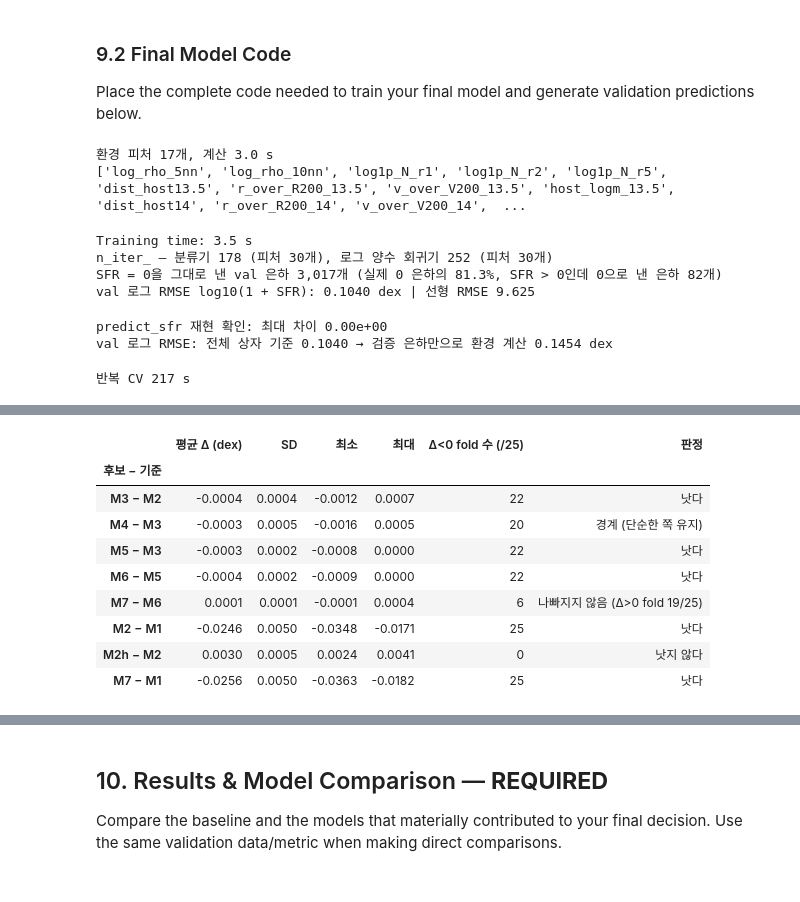
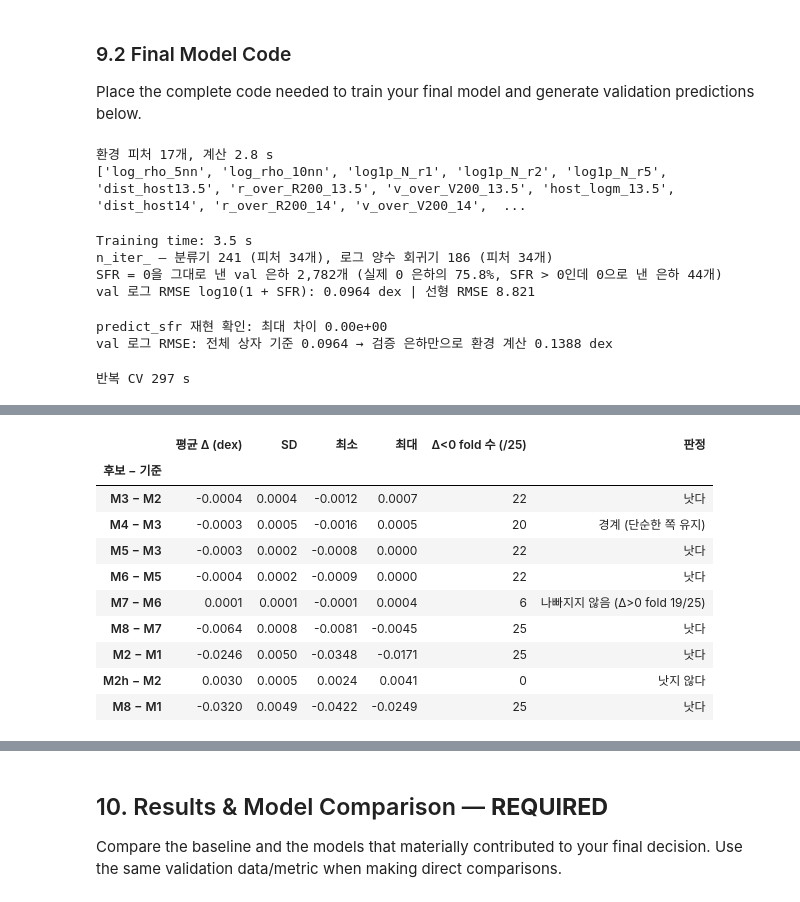
Before and after one commit to ZizonK7/sdi2026-galaxy-sfr, a Jupyter notebook: DataHub_701104_mid.ipynb, the cells around one changed output, grey strips where cells are left out. Drawn from its saved outputs; the diff is of its cells as text; code cells hidden in the pictures.

```diff
--- a/DataHub_701104_mid.ipynb
+++ b/DataHub_701104_mid.ipynb
@@ -2157,6 +2158,17 @@ def build_environment_features(frame, box=BOX_SIZE, fof_b=0.2, host_thresholds=(
     return pd.DataFrame(out, index=frame.index)
 
 
+def build_mass_history_features(frame):
+    """주어진 질량 열의 차이 4개 (트리는 한 번에 열 하나로만 나눠 차이를 스스로 만들기 어렵다). 타깃 미사용.
+    센티널(전구체 없음 = 6.0 등)은 그대로 둔다 — 원래 열도 입력에 남아 트리가 따로 가를 수 있다."""
+    return pd.DataFrame({
+        "dlogMs_growth": frame["log10_stellar_mass"] - frame["log10_main_prog_stellar_mass"],    # 전구체 시점 대비 항성 질량 성장 (최근 별 생성의 기록)
+        "dlogMh_growth": frame["log10_halo_mass"] - frame["log10_main_prog_mass"],               # 헤일로 성장 (가스 유입의 대리)
+        "bh_to_star": frame["log10_BH_mass"] - frame["log10_stellar_mass"],                      # 블랙홀 상대 크기 (피드백 세기의 대리)
+        "prog_star_to_halo": frame["log10_main_prog_stellar_mass"] - frame["log10_main_prog_mass"],  # 전구체 시점의 별 생성 효율
+    }, index=frame.index)
+
+
 _t0 = time.time()
 ENV = build_environment_features(df)
 ENV_FEATURES = list(ENV.columns)
@@ -2165,15 +2177,18 @@ print(ENV_FEATURES)
 assert not set(ENV_FEATURES) & set(FINAL_FEATURES)
 
 # 공통 분할의 행은 그대로, 열만 덧붙인다 (index로 결합). 검증 은하의 타깃은 어디에도 쓰이지 않는다.
-X_train_env = X_train.join(ENV)
-X_val_env = X_val.join(ENV)
-assert list(X_train_env.columns) == FINAL_FEATURES + ENV_FEATURES and len(X_train_env) == len(X_train)
+MASS = build_mass_history_features(df)
+MASS_FEATURES = list(MASS.columns)
+X_train_env = X_train.join(ENV).join(MASS)
+X_val_env = X_val.join(ENV).join(MASS)
+assert list(X_train_env.columns) == FINAL_FEATURES + ENV_FEATURES + MASS_FEATURES and len(X_train_env) == len(X_train)
 
-CLF_FEATURES = FINAL_FEATURES + ENV_FEATURES    # 1단계 분류기 P(SFR>0|x): 원래 13개 + 환경 17개
-REG_FEATURES = FINAL_FEATURES + ENV_FEATURES    # 2단계 로그 회귀기: 같은 30개 (반복 CV 25 fold 중 22 fold에서 나음, 9.2 보조)
+F30 = FINAL_FEATURES + ENV_FEATURES             # 원래 13개 + 환경 17개 (9.2 보조의 M2~M7이 쓰는 피처)
+CLF_FEATURES = F30 + MASS_FEATURES              # 1단계 분류기 P(SFR>0|x): 30개 + 질량 성장·비율 4개 = 34개 (9.2 보조 질문 5)
+REG_FEATURES = F30 + MASS_FEATURES              # 2단계 로그 회귀기: 같은 34개
 FINAL_HGB = {**HGB, "max_iter": 400}            # 두 단계 모두 트리 상한만 150 → 400. 실제 트리 수는 early stopping이 정한다 (9.2 보조)
 # %% [output]
-환경 피처 17개, 계산 3.0 s
+환경 피처 17개, 계산 2.8 s
 ['log_rho_5nn', 'log_rho_10nn', 'log1p_N_r1', 'log1p_N_r2', 'log1p_N_r5', 'dist_host13.5', 'r_over_R200_13.5', 'v_over_V200_13.5', 'host_logm_13.5', 'dist_host14', 'r_over_R200_14', 'v_over_V200_14',  ...
 # %%
 # 9.2 최종 모델 코드 — (2) 로그 공간의 2단계 모델
@@ -2186,7 +2201,8 @@ FINAL_HGB = {**HGB, "max_iter": 400}            # 두 단계 모두 트리 상
 LOG_EPS = 1.0
 # 0일 확률 P(SFR = 0 | x) = 1 − p가 ZERO_THRESHOLD 이상이면 SFR = 0을 그대로 낸다(그 밖은 위 기대값). 문턱은 학습 분할 안
 # 25-fold에서 '점수가 나빠지지 않는 가장 낮은 문턱'으로 골랐다(후보 0.5·0.7·0.8·0.9·0.95·0.99, 9.2 보조).
-ZERO_THRESHOLD = 0.8
+# 30개 피처 모델에서는 0.8이었고, 질량 성장 피처를 더한 최종 모델에서 같은 규칙을 다시 적용해 0.9가 됐다.
+ZERO_THRESHOLD = 0.9
 
 
 def to_log(sfr, eps=LOG_EPS):
@@ -2247,9 +2263,9 @@ print(f"SFR = 0을 그대로 낸 val 은하 {_zero_out.sum():,}개 (실제 0 은
 print(f"val 로그 RMSE log10({LOG_EPS:g} + SFR): {rmse(to_log(y_val), VAL_LOG_PREDICTIONS):.4f} dex | 선형 RMSE {rmse(y_val, VAL_PREDICTIONS):.3f}")
 # %% [output]
 Training time: 3.5 s
-n_iter_ — 분류기 178 (피처 30개), 로그 양수 회귀기 252 (피처 30개)
-SFR = 0을 그대로 낸 val 은하 3,017개 (실제 0 은하의 81.3%, SFR > 0인데 0으로 낸 은하 82개)
-val 로그 RMSE log10(1 + SFR): 0.1040 dex | 선형 RMSE 9.625
+n_iter_ — 분류기 241 (피처 34개), 로그 양수 회귀기 186 (피처 34개)
+SFR = 0을 그대로 낸 val 은하 2,782개 (실제 0 은하의 75.8%, SFR > 0인데 0으로 낸 은하 44개)
+val 로그 RMSE log10(1 + SFR): 0.0964 dex | 선형 RMSE 8.821
 # %%
 # 9.2 최종 모델 코드 — (3) 라벨 없는 평가 데이터에 같은 절차를 적용하는 함수 (조교 FAQ Q2)
 # 환경 피처는 "주변에 어떤 은하가 있나"라서 계산에 쓰는 은하 집합이 바뀌면 값이 바뀐다(예: 이웃 수).
@@ -2266,7 +2282,7 @@ def predict_sfr(new_table, model=FINAL_MODEL, reference=None, return_log=False):
         ref = ref[~reference[ID_COLUMN].isin(new_table[ID_COLUMN]).to_numpy()]
     both = pd.concat([ref, new], ignore_index=True)
     env = build_environment_features(both).iloc[len(ref):].reset_index(drop=True)
-    X_new = new.join(env)
+    X_new = new.join(env).join(build_mass_history_features(new))
     return model.predict_log(X_new) if return_log else model.predict(X_new)
 
 
@@ -2281,7 +2297,7 @@ _alone = predict_sfr(_val_table, reference=_val_table.iloc[:0], return_log=True)
 print(f"val 로그 RMSE: 전체 상자 기준 {rmse(to_log(y_val), VAL_LOG_PREDICTIONS):.4f} → 검증 은하만으로 환경 계산 {rmse(to_log(y_val), _alone):.4f} dex")
 # %% [output]
 predict_sfr 재현 확인: 최대 차이 0.00e+00
-val 로그 RMSE: 전체 상자 기준 0.1040 → 검증 은하만으로 환경 계산 0.1454 dex
+val 로그 RMSE: 전체 상자 기준 0.0964 → 검증 은하만으로 환경 계산 0.1388 dex
 # %%
 # 9.2 보조 (1): 최종 구조를 고른 반복 CV — 학습 분할 안 5-fold × seed 5 = 25 fold. 지표 D1 = log10(1 + SFR)의 RMSE. 검증 데이터는 쓰지 않는다.
 # 판단 규칙(실험 전에 정함): 같은 fold의 짝 차이 Δ = RMSE(후보) − RMSE(기준). 평균 Δ < 0이고 Δ < 0인 fold가 22개 이상이면 '낫다',
@@ -2289,7 +2305,8 @@ val 로그 RMSE: 전체 상자 기준 0.1040 → 검증 은하만으로 환경
 # 질문 1: 로그 회귀기에 환경 피처를 넣나(M3 vs M2) → 질문 2: 팀원 꼬리 분리 T=30(M4 vs M3) → 질문 3: 분류기 트리 상한 400(M5 vs M3)
 # → 질문 4: 회귀기 트리 상한 400(M6 vs M5). 질문 4는 첫 실행에서 로그 회귀기도 상한 150에 닿은 것을 보고 같은 규칙으로 더했다.
 # → 0 문턱(M7 vs M6): P(SFR=0|x) ≥ 0.8이면 SFR = 0. 문턱 후보 여섯을 고른 원본은 zero_gate_cv.py('나빠지지 않는 가장 낮은 문턱').
-# 같은 계산을 D2·D3 정의까지 넓힌 원본: work/조장/log_model_cv_2026-11-11/(log_model_cv.py, q4_reg_trees.py). 약 4~5분.
+# → 질문 5: 질량 성장·비율 피처 4개(M8 vs M7, 34개). 채택 뒤 0 문턱을 같은 규칙으로 다시 골라 0.9(zero_gate34_cv.py). 원본 q5_mass_history.py.
+# 같은 계산을 D2·D3 정의까지 넓힌 원본: work/조장/log_model_cv_2026-11-11/(log_model_cv.py, q4_reg_trees.py). 약 5~6분.
 CV_SEEDS, T_TAIL = (42, 7, 11, 23, 101), 30.0
 _Xcv, _ycv = X_train_env.reset_index(drop=True), y_train.to_numpy(float)
 _zcv, _z0 = to_log(_ycv), float(to_log(0.0))
@@ -2302,23 +2319,26 @@ for seed in CV_SEEDS:
         pos = ya > 0
         tail = ya[pos] > T_TAIL
         zp = to_log(ya[pos])
-        p150 = _HGBC(**HGB).fit(Xa[CLF_FEATURES], pos.astype(int)).predict_proba(Xb[CLF_FEATURES])[:, 1]
-        p400 = _HGBC(**FINAL_HGB).fit(Xa[CLF_FEATURES], pos.astype(int)).predict_proba(Xb[CLF_FEATURES])[:, 1]
+        p150 = _HGBC(**HGB).fit(Xa[F30], pos.astype(int)).predict_proba(Xb[F30])[:, 1]
+        p400 = _HGBC(**FINAL_HGB).fit(Xa[F30], pos.astype(int)).predict_proba(Xb[F30])[:, 1]
         base = np.clip(_HGBR(**HGB).fit(Xa[FINAL_FEATURES], ya).predict(Xb[FINAL_FEATURES]), 0, None)
         lin13 = np.clip(_HGBR(**HGB).fit(Xa.loc[pos, FINAL_FEATURES], ya[pos]).predict(Xb[FINAL_FEATURES]), 0, None)
         e13 = _HGBR(**HGB).fit(Xa.loc[pos, FINAL_FEATURES], zp).predict(Xb[FINAL_FEATURES])
-        e30 = _HGBR(**HGB).fit(Xa.loc[pos, CLF_FEATURES], zp).predict(Xb[CLF_FEATURES])
-        e30_400 = _HGBR(**FINAL_HGB).fit(Xa.loc[pos, CLF_FEATURES], zp).predict(Xb[CLF_FEATURES])
-        Xp = Xa.loc[pos, CLF_FEATURES]
-        q = _HGBC(**HGB).fit(Xp, tail.astype(int)).predict_proba(Xb[CLF_FEATURES])[:, 1]
-        e_tail = q * _HGBR(**HGB).fit(Xp[tail], zp[tail]).predict(Xb[CLF_FEATURES]) \
-            + (1 - q) * _HGBR(**HGB).fit(Xp[~tail], zp[~tail]).predict(Xb[CLF_FEATURES])
+        e30 = _HGBR(**HGB).fit(Xa.loc[pos, F30], zp).predict(Xb[F30])
+        e30_400 = _HGBR(**FINAL_HGB).fit(Xa.loc[pos, F30], zp).predict(Xb[F30])
+        p34 = _HGBC(**FINAL_HGB).fit(Xa[CLF_FEATURES], pos.astype(int)).predict_proba(Xb[CLF_FEATURES])[:, 1]
+        e34 = _HGBR(**FINAL_HGB).fit(Xa.loc[pos, REG_FEATURES], zp).predict(Xb[REG_FEATURES])
+        Xp = Xa.loc[pos, F30]
+        q = _HGBC(**HGB).fit(Xp, tail.astype(int)).predict_proba(Xb[F30])[:, 1]
+        e_tail = q * _HGBR(**HGB).fit(Xp[tail], zp[tail]).predict(Xb[F30]) \
+            + (1 - q) * _HGBR(**HGB).fit(Xp[~tail], zp[~tail]).predict(Xb[F30])
         mix = lambda p, e: p * e + (1 - p) * _z0
         cands = {"M0 baseline (linear HGB 13)": to_log(base), "M1 Part II draft: env clf x linear reg 13": to_log(p150 * lin13),
                  "M2 env clf x log reg 13": mix(p150, e13), "M3 env clf x log reg 30": mix(p150, e30),
                  "M4 M3 + tail split T=30": mix(p150, e_tail), "M5 M3 + clf max_iter 400": mix(p400, e30),
                  "M6 M5 + reg max_iter 400": mix(p400, e30_400),
-                 "M7 M6 + zero if P(0) >= 0.8 (FINAL)": np.where(1 - p400 >= ZERO_THRESHOLD, _z0, mix(p400, e30_400)),
+                 "M7 M6 + zero if P(0) >= 0.8": np.where(1 - p400 >= 0.8, _z0, mix(p400, e30_400)),
+                 "M8 34 features + zero if P(0) >= 0.9 (FINAL)": np.where(1 - p34 >= ZERO_THRESHOLD, _z0, mix(p34, e34)),
                  "M2h M2 with hard gate p>0.5": np.where(p150 > 0.5, e13, _z0)}
         zt = _zcv[te]
         cv_rows += [{"seed": seed, "fold": k, "model": m, "rmse": rmse(zt, p),
@@ -2342,13 +2362,14 @@ def cv_pair(cand, ref):
 
 _m = list(cv_log.model.unique())
 cv_decisions = pd.DataFrame([cv_pair(_m[3], _m[2]), cv_pair(_m[4], _m[3]), cv_pair(_m[5], _m[3]), cv_pair(_m[6], _m[5]),
-                             cv_pair(_m[7], _m[6]), cv_pair(_m[2], _m[1]), cv_pair(_m[8], _m[2]), cv_pair(_m[7], _m[1])]).set_index("후보 − 기준")
+                             cv_pair(_m[7], _m[6]), cv_pair(_m[8], _m[7]), cv_pair(_m[2], _m[1]), cv_pair(_m[9], _m[2]),
+                             cv_pair(_m[8], _m[1])]).set_index("후보 − 기준")
 # 0 문턱은 설명을 위한 선택이라 기준이 '나빠지지 않음'이다: 나빠짐 = 평균 Δ > 0이고 Δ > 0인 fold가 22개 이상
 _d7 = (cv_log[cv_log.model == _m[7]].set_index(["seed", "fold"])["rmse"] - cv_log[cv_log.model == _m[6]].set_index(["seed", "fold"])["rmse"]).to_numpy()
 cv_decisions.loc["M7 − M6", "판정"] = "나빠짐" if _d7.mean() > 0 and (_d7 > 0).sum() >= 22 else f"나빠지지 않음 (Δ>0 fold {(_d7 > 0).sum()}/25)"
 display(cv_decisions.round(4))
 # %% [output]
-반복 CV 217 s
+반복 CV 297 s
 |  | D1 rmse (25-fold mean) | D1 rmse SFR=0 (25-fold mean) | D1 rmse SFR>0 (25-fold mean) |
 | model |  |  |  |
 | M0 baseline (linear HGB 13) | 0.1467 | 0.3030 | 0.1217 |
@@ -2362,14 +2384,15 @@ display(cv_decisions.round(4))
 | M2h M2 with hard gate p>0.5 | 0.1069 | 0.1365 | 0.1036 |
 |  | 평균 Δ (dex) | SD | 최소 | 최대 | Δ<0 fold 수 (/25) | 판정 |
 | 후보 − 기준 |  |  |  |  |  |  |
 | M3 − M2 | -0.0004 | 0.0004 | -0.0012 | 0.0007 | 22 | 낫다 |
 | M4 − M3 | -0.0003 | 0.0005 | -0.0016 | 0.0005 | 20 | 경계 (단순한 쪽 유지) |
 | M5 − M3 | -0.0003 | 0.0002 | -0.0008 | 0.0000 | 22 | 낫다 |
 | M6 − M5 | -0.0004 | 0.0002 | -0.0009 | 0.0000 | 22 | 낫다 |
 | M7 − M6 | 0.0001 | 0.0001 | -0.0001 | 0.0004 | 6 | 나빠지지 않음 (Δ>0 fold 19/25) |
+| M8 − M7 | -0.0064 | 0.0008 | -0.0081 | -0.0045 | 25 | 낫다 |
 | M2 − M1 | -0.0246 | 0.0050 | -0.0348 | -0.0171 | 25 | 낫다 |
 | M2h − M2 | 0.0030 | 0.0005 | 0.0024 | 0.0041 | 0 | 낫지 않다 |
-| M7 − M1 | -0.0256 | 0.0050 | -0.0363 | -0.0182 | 25 | 낫다 |
+| M8 − M1 | -0.0320 | 0.0049 | -0.0422 | -0.0249 | 25 | 낫다 |
 # %% [markdown]
 **결과(학습 데이터 안 반복 CV, 위 두 표).** 판단 규칙은 실험 전에 정했다. 같은 fold의 짝 차이 Δ의 평균이 0보다 작고 Δ < 0인 fold가 22개 이상이면 '낫다'로 본다. 문턱 20 ± 1인 19~21개는 '경계'로 보고 단순한 쪽을 남긴다. fold끼리 독립이 아니어서 구간은 내지 않았다.
 
```
Also changed, not shown: parts of 17 cells of this notebook, 1 other file.
